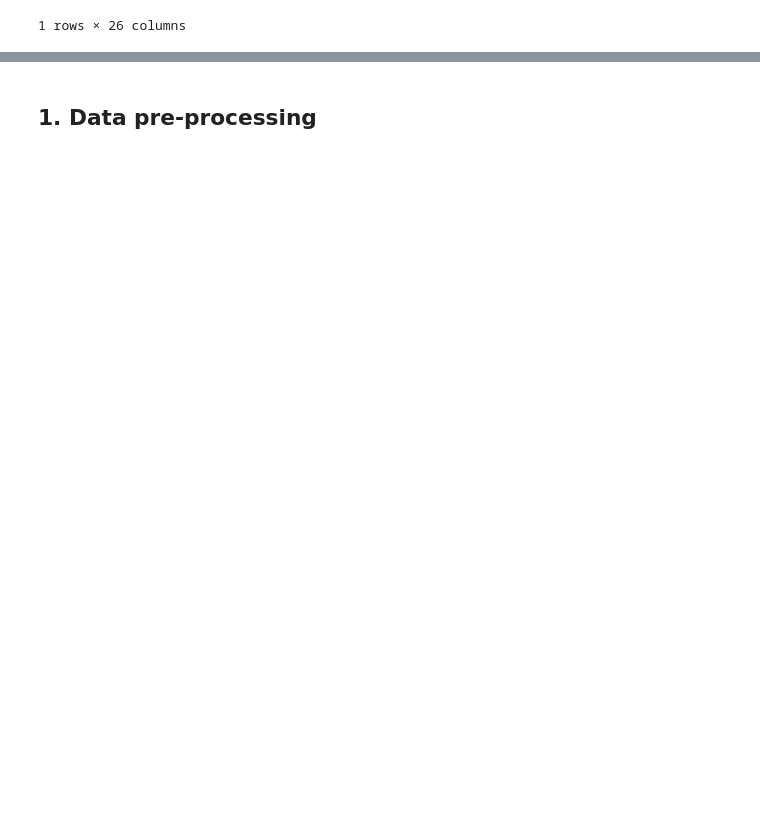
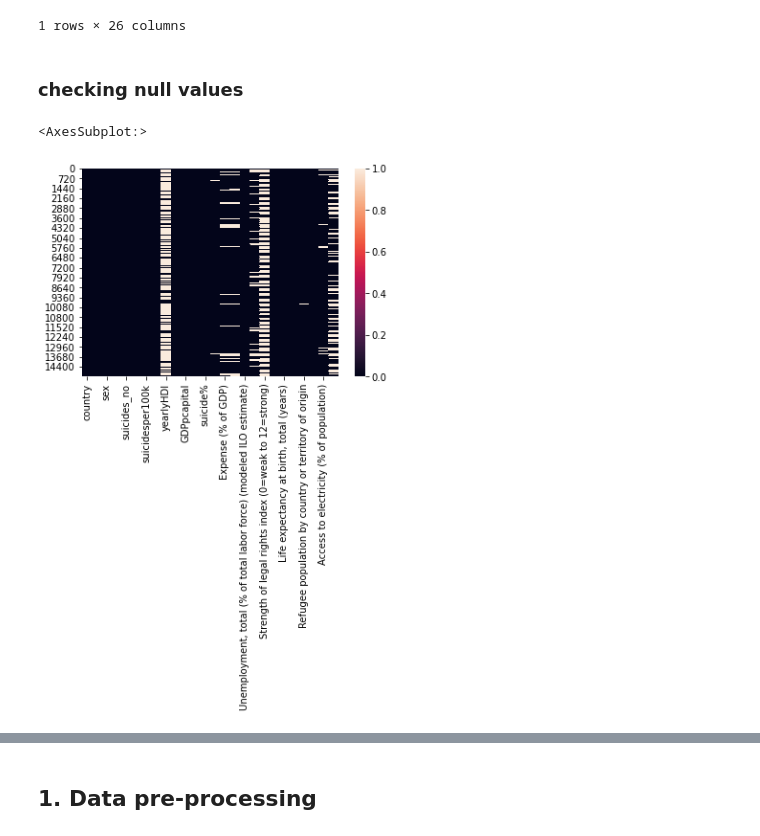
Before and after one commit to daasdemha/Sucide_prediction, a Jupyter notebook: X_and_y_selection.ipynb, the cells around one changed output, grey strips where cells are left out. Drawn from its saved outputs; the diff is of its cells as text; code cells hidden in the pictures; blank space fills up the shorter version.

```diff
--- a/X_and_y_selection.ipynb
+++ b/X_and_y_selection.ipynb
@@ -42,6 +47,13 @@ sucidedataframe.head(1)  # Taking a look at the dataframe the first elements of
 |  | country | year | sex | age | suicides_no | population | suicidesper100k | country-year | yearlyHDI | ... |
 | 0 | Argentina | 1985 | male | 75+ years | 202 | 363000 | 55.65 | Argentina1985 | 0.694 | ... |
 1 rows × 26 columns
+# %% [markdown]
+### checking null values
+# %%
+sns.heatmap(sucidedataframe.isnull())
+# %% [output]
+<AxesSubplot:>
+[figure, added]
 # %%
 sucidedataframe.info()  # checking Basic information on the dataframe being procesed.
 # %% [output]
```
Also changed, not shown: parts of 67 cells of this notebook.
